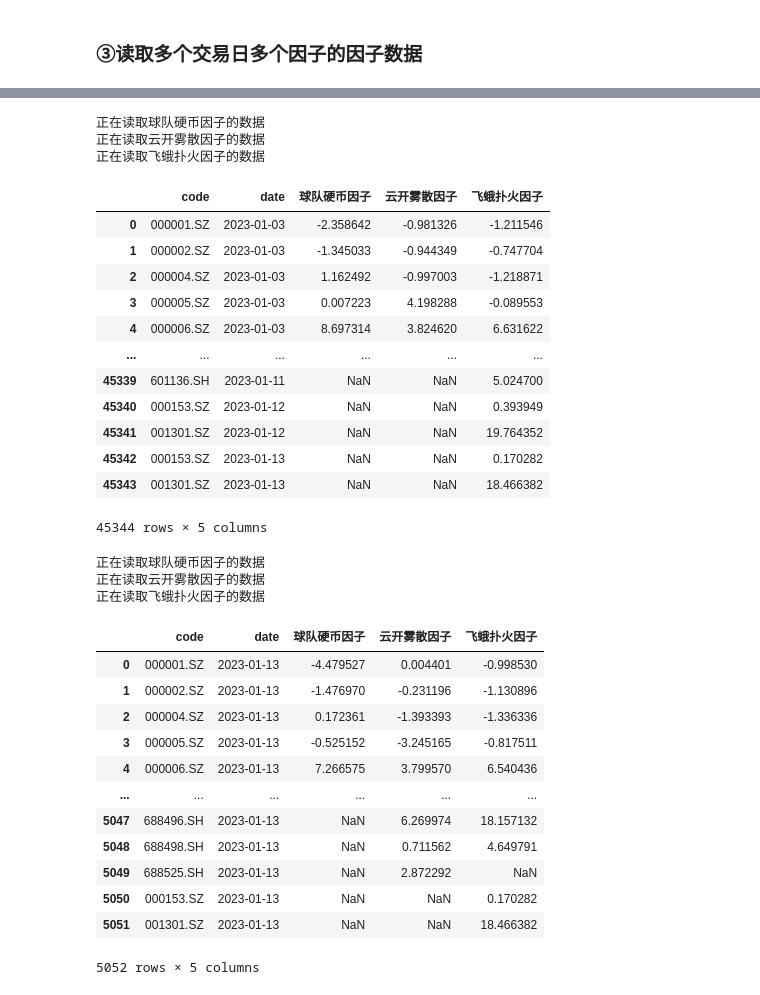
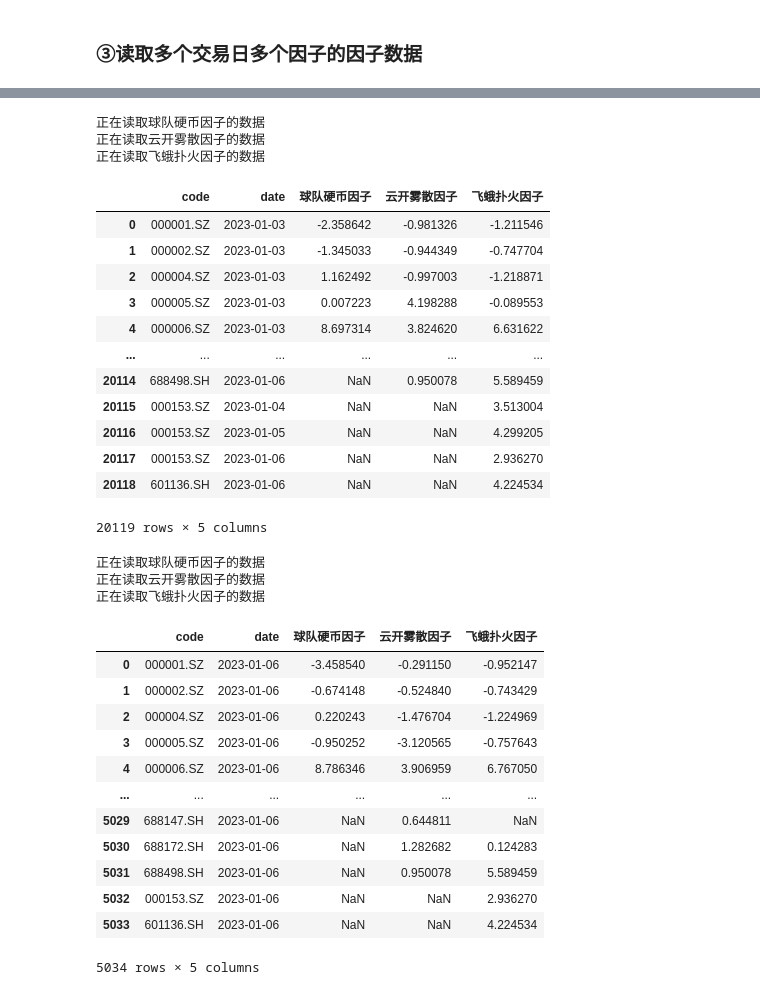
Before and after one commit to chen-001/factor_reader, a Jupyter notebook: nbs/factor_reader_core.ipynb, the cells around one changed output, grey strips where cells are left out. Saved outputs shown, nothing was run; the diff lists cells and outputs as text; code cells hidden in the pictures.

```diff
--- a/nbs/factor_reader_core.ipynb
+++ b/nbs/factor_reader_core.ipynb
@@ -108,6 +109,7 @@ class FactorReader():
             )
         return fac_key,fac_name
 
+    @retry(stop=stop_after_attempt(100),wait=wait_fixed(3))
     def show_all_factors_information(self) -> pd.DataFrame:
         url=self.host+self.token+'/info'
         df=requests.get(url).text
@@ -117,6 +119,7 @@ class FactorReader():
         return df
 
     @concat_nosqls
+    @retry(stop=stop_after_attempt(100),wait=wait_fixed(3))
     @do_on_dfs_class
     def read_factor(
         self,
@@ -133,11 +136,11 @@ class FactorReader():
         fac_key : str
             表的名称或因子的名称
         trade_date : Union[int,str,datetime.datetime], optional
-            读取单日因子值，形如20230113或'20230113'或'2023-01-13'或pd.Timestamp('2023-01-13')，指定此参数时，start_date和end_date两个参数将失效, by default None
+            读取单日因子值，形如20230106或'20230106'或'2023-01-13'或pd.Timestamp('2023-01-13')，指定此参数时，start_date和end_date两个参数将失效, by default None
         start_date : Union[int,str,datetime.datetime], optional
-            读取因子值的起始日期，形如20230113或'20230113'或'2023-01-13'或pd.Timestamp('2023-01-13'), by default None
+            读取因子值的起始日期，形如20230106或'20230106'或'2023-01-13'或pd.Timestamp('2023-01-13'), by default None
         end_date : Union[int,str,datetime.datetime], optional
-            读取因子值的终止日期，形如20230113或'20230113'或'2023-01-13'或pd.Timestamp('2023-01-13'), by default None
+            读取因子值的终止日期，形如20230106或'20230106'或'2023-01-13'或pd.Timestamp('2023-01-13'), by default None
         sql_like : bool, optional
             返回的数据为形如sql中的长表，包括日期、股票代码、因子值三列, by default False
 
@@ -344,5 +334,5 @@ fr.read_factor(['球队硬币','云开雾散'],trade_date=20230113)
 # %%
-fr.read_factor(['球队硬币','云开雾散','飞蛾扑火'],start_date=pd.Timestamp('20230101'),end_date=20230113,sql_like=True) # 以sql的形式，分别读取球队硬币因子、云开雾散因子、飞蛾扑火因子从2023年1月1日至2023年1月13日的因子数据
+fr.read_factor(['球队硬币','云开雾散','飞蛾扑火'],start_date=pd.Timestamp('20230101'),end_date=20230106,sql_like=True) # 以sql的形式，分别读取球队硬币因子、云开雾散因子、飞蛾扑火因子从2023年1月1日至2023年1月13日的因子数据
 # %% [output]
 正在读取球队硬币因子的数据
 正在读取云开雾散因子的数据
@@ -354,31 +344,31 @@ fr.read_factor(['球队硬币','云开雾散','飞蛾扑火'],start_date=pd.Time
 | 3 | 000005.SZ | 2023-01-03 | 0.007223 | 4.198288 | -0.089553 |
 | 4 | 000006.SZ | 2023-01-03 | 8.697314 | 3.824620 | 6.631622 |
 | ... | ... | ... | ... | ... | ... |
-| 45339 | 601136.SH | 2023-01-11 | NaN | NaN | 5.024700 |
-| 45340 | 000153.SZ | 2023-01-12 | NaN | NaN | 0.393949 |
-| 45341 | 001301.SZ | 2023-01-12 | NaN | NaN | 19.764352 |
-| 45342 | 000153.SZ | 2023-01-13 | NaN | NaN | 0.170282 |
-| 45343 | 001301.SZ | 2023-01-13 | NaN | NaN | 18.466382 |
+| 20114 | 688498.SH | 2023-01-06 | NaN | 0.950078 | 5.589459 |
+| 20115 | 000153.SZ | 2023-01-04 | NaN | NaN | 3.513004 |
+| 20116 | 000153.SZ | 2023-01-05 | NaN | NaN | 4.299205 |
+| 20117 | 000153.SZ | 2023-01-06 | NaN | NaN | 2.936270 |
+| 20118 | 601136.SH | 2023-01-06 | NaN | NaN | 4.224534 |
-45344 rows × 5 columns
+20119 rows × 5 columns
 # %%
-fr.read_factor(['球队硬币','云开雾散','飞蛾扑火'],trade_date=20230113,sql_like=True) # 以sql的形式，分别读取球队硬币因子、云开雾散因子、飞蛾扑火因子2023年1月13日的因子数据
+fr.read_factor(['球队硬币','云开雾散','飞蛾扑火'],trade_date=20230106,sql_like=True) # 以sql的形式，分别读取球队硬币因子、云开雾散因子、飞蛾扑火因子2023年1月13日的因子数据
 # %% [output]
 正在读取球队硬币因子的数据
 正在读取云开雾散因子的数据
 正在读取飞蛾扑火因子的数据
 |  | code | date | 球队硬币因子 | 云开雾散因子 | 飞蛾扑火因子 |
-| 0 | 000001.SZ | 2023-01-13 | -4.479527 | 0.004401 | -0.998530 |
-| 1 | 000002.SZ | 2023-01-13 | -1.476970 | -0.231196 | -1.130896 |
-| 2 | 000004.SZ | 2023-01-13 | 0.172361 | -1.393393 | -1.336336 |
-| 3 | 000005.SZ | 2023-01-13 | -0.525152 | -3.245165 | -0.817511 |
-| 4 | 000006.SZ | 2023-01-13 | 7.266575 | 3.799570 | 6.540436 |
+| 0 | 000001.SZ | 2023-01-06 | -3.458540 | -0.291150 | -0.952147 |
+| 1 | 000002.SZ | 2023-01-06 | -0.674148 | -0.524840 | -0.743429 |
+| 2 | 000004.SZ | 2023-01-06 | 0.220243 | -1.476704 | -1.224969 |
+| 3 | 000005.SZ | 2023-01-06 | -0.950252 | -3.120565 | -0.757643 |
+| 4 | 000006.SZ | 2023-01-06 | 8.786346 | 3.906959 | 6.767050 |
 | ... | ... | ... | ... | ... | ... |
-| 5047 | 688496.SH | 2023-01-13 | NaN | 6.269974 | 18.157132 |
-| 5048 | 688498.SH | 2023-01-13 | NaN | 0.711562 | 4.649791 |
-| 5049 | 688525.SH | 2023-01-13 | NaN | 2.872292 | NaN |
-| 5050 | 000153.SZ | 2023-01-13 | NaN | NaN | 0.170282 |
-| 5051 | 001301.SZ | 2023-01-13 | NaN | NaN | 18.466382 |
+| 5029 | 688147.SH | 2023-01-06 | NaN | 0.644811 | NaN |
+| 5030 | 688172.SH | 2023-01-06 | NaN | 1.282682 | 0.124283 |
+| 5031 | 688498.SH | 2023-01-06 | NaN | 0.950078 | 5.589459 |
+| 5032 | 000153.SZ | 2023-01-06 | NaN | NaN | 2.936270 |
+| 5033 | 601136.SH | 2023-01-06 | NaN | NaN | 4.224534 |
-5052 rows × 5 columns
+5034 rows × 5 columns
 # %%
 #| hide
 import nbdev; nbdev.nbdev_export()
```
Also changed, not shown: parts of 8 cells of this notebook, 2 other files.
